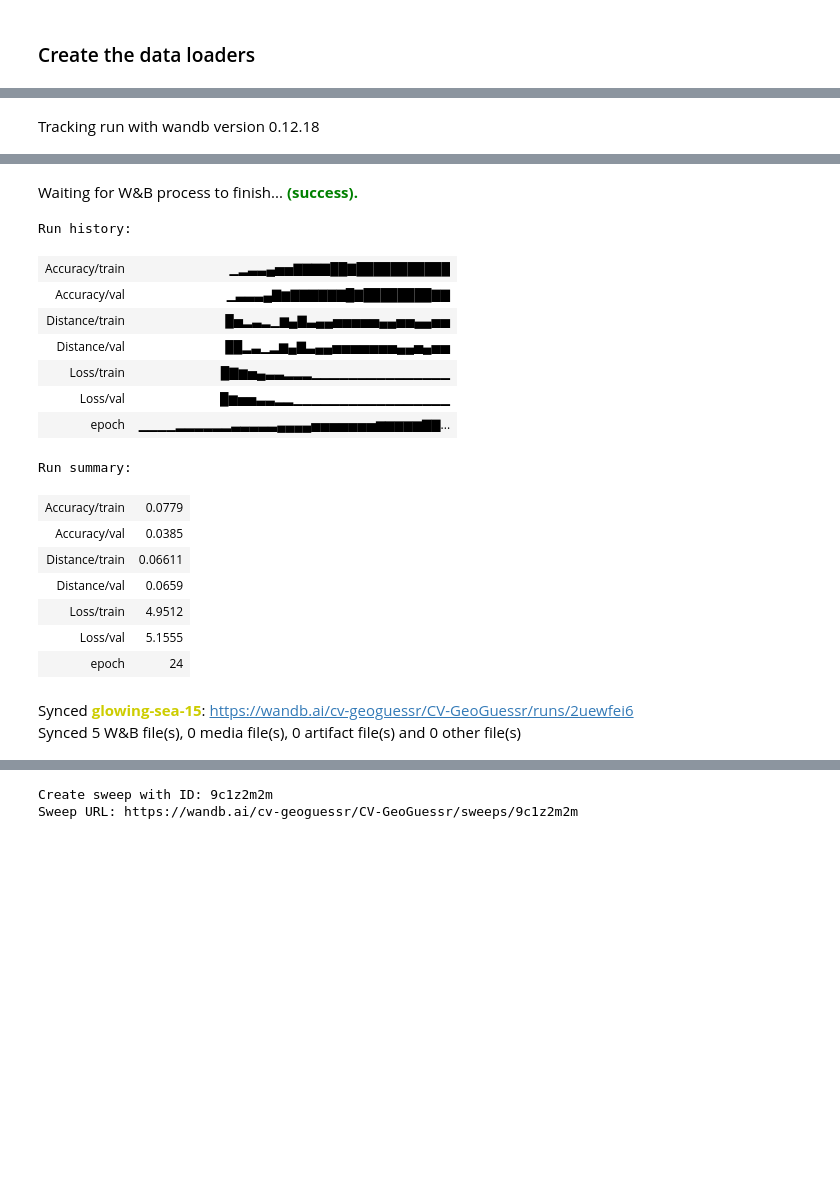
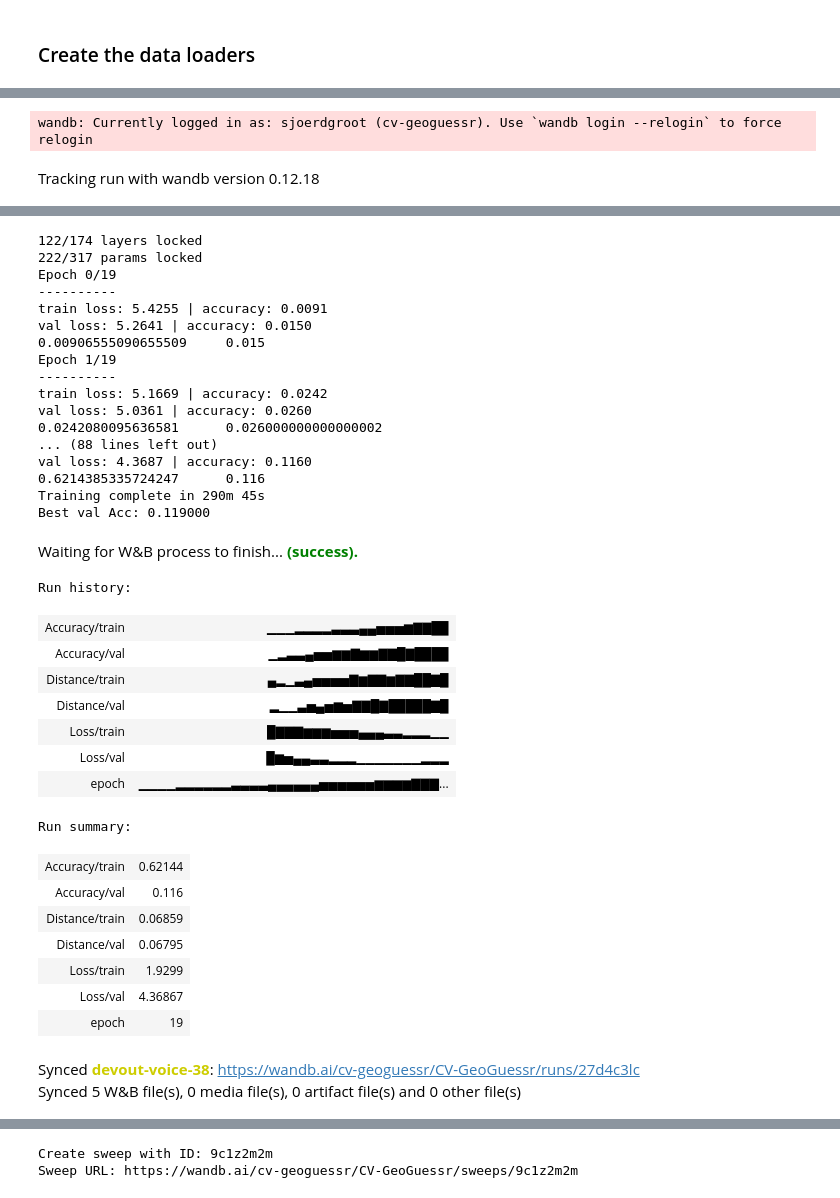
Before and after one commit to JLuij/CV-GeoGuessr, a Jupyter notebook: notebooks/Experiment.ipynb, the cells around one changed output, grey strips where cells are left out. Saved outputs shown, nothing was run; the diff lists cells and outputs as text; code cells hidden in the pictures; blank space fills up the shorter version.

```diff
--- a/notebooks/Experiment.ipynb
+++ b/notebooks/Experiment.ipynb
@@ -98,10 +108,22 @@ data_loaders, data_set_sizes = get_data_loader(LONDON_PHOTO_DIR, grid_partitioni
+# %%
+data_loaders, data_set_sizes = get_data_loader(LONDON_PHOTO_DIR, grid_partitioning,
+                                               config["train_batch_size"],
+                                               config["test_batch_size"],
+                                               IMAGENET_MEAN,
+                                               IMAGENET_STD,
+                                               brightness = config["augmentation"]["color_jitter"]["brightness"],
+                                               contrast = config["augmentation"]["color_jitter"]["contrast"],
+                                               saturation = config["augmentation"]["color_jitter"]["saturation"],
+                                               hue = config["augmentation"]["color_jitter"]["hue"],
+                                               distortion_scale = config["augmentation"]["random_perspective"]["distortion_scale"],
+                                               p=config["augmentation"]["random_perspective"]["p"])
 # %%
 ## Train on the grid output
 
-resnet50 = models.resnet50(pretrained=True, progress=True)
-resnet50.to(device)
-resnet50 = lock_layers(resnet50, (3, 224, 224), config["lock_factor"])
-resnet50.fc = nn.Linear(resnet50.fc.in_features, config["number_of_grid_elements"])
-resnet50.to(device)
-print(config["lock_factor"])
-summary(resnet50, (3, 224, 224))
+# resnet50 = models.resnet50(pretrained=True, progress=True)
+# resnet50.to(device)
+# resnet50 = lock_layers(resnet50, (3, 224, 224), config["lock_factor"])
+# resnet50.fc = nn.Linear(resnet50.fc.in_features, config["number_of_grid_elements"])
+# resnet50.to(device)
+# print(config["lock_factor"])
+# summary(resnet50, (3, 224, 224))
@@ -156,8 +160,9 @@ def setup_and_train():
         resnet50 = train_model(resnet50, criterion, optimizer_ft, exp_lr_scheduler, data_loaders,
                        data_set_sizes, grid_partitioning, CHECKPOINT_FOLDER, device, num_epochs=config["epochs"])
 # %%
-config["lock_factor"] = 1
+config["lock_factor"] = 0.7
 
 setup_and_train()
 # %% [output]
+wandb: Currently logged in as: sjoerdgroot (cv-geoguessr). Use `wandb login --relogin` to force relogin
 Tracking run with wandb version 0.12.18
@@ -183,19 +171,36 @@ Best val Acc: 0.040500
+122/174 layers locked
+222/317 params locked
+Epoch 0/19
+----------
+train loss: 5.4255 | accuracy: 0.0091
+val loss: 5.2641 | accuracy: 0.0150
+0.00906555090655509     0.015
+Epoch 1/19
+----------
+train loss: 5.1669 | accuracy: 0.0242
+val loss: 5.0361 | accuracy: 0.0260
+0.0242080095636581      0.026000000000000002
+... (88 lines left out)
+val loss: 4.3687 | accuracy: 0.1160
+0.6214385335724247      0.116
+Training complete in 290m 45s
+Best val Acc: 0.119000
 Waiting for W&B process to finish... (success).
-Run history:
+Run history:
-| Accuracy/train | ▁▂▃▃▄▅▅▇▇▇▇██▇███████████ |
-| Accuracy/val | ▁▃▃▃▄▇▆▇▇▇▇▇▇█▇████████▇▇ |
-| Distance/train | █▅▂▃▂▁▆▄▇▃▄▄▅▅▅▅▅▄▄▅▅▄▄▅▅ |
-| Distance/val | ██▂▃▁▂▆▄▇▃▄▄▅▅▅▅▅▅▅▄▄▅▄▅▅ |
-| Loss/train | █▇▆▅▄▃▃▂▂▂▁▁▁▁▁▁▁▁▁▁▁▁▁▁▁ |
-| Loss/val | █▆▅▅▃▃▂▂▁▁▁▁▁▁▁▁▁▁▁▁▁▁▁▁▁ |
-| epoch | ▁▁▁▁▂▂▂▂▂▂▃▃▃▃▃▄▄▄▄▅▅▅▅▅▅▅▆▆▆▆▆▇▇... |
+| Accuracy/train | ▁▁▁▂▂▂▂▃▃▃▄▄▅▅▅▆▇▇██ |
+| Accuracy/val | ▁▂▃▃▄▅▅▆▆▇▆▆▇▇█▇████ |
+| Distance/train | ▄▂▁▃▄▅▅▅▅▇▆▇▇▆▇▇██▇█ |
+| Distance/val | ▂▁▁▃▅▄▅▆▅▇▇█▇█████▇█ |
+| Loss/train | █▇▇▇▆▆▆▅▅▅▄▄▄▃▃▂▂▂▁▁ |
+| Loss/val | █▆▅▄▄▃▃▂▂▂▁▁▁▁▁▁▁▂▂▂ |
+| epoch | ▁▁▁▁▂▂▂▂▂▂▃▃▃▃▄▄▄▄▄▄▅▅▅▅▅▅▆▆▆▆▇▇▇... |
-Run summary:
+Run summary:
-| Accuracy/train | 0.0779 |
-| Accuracy/val | 0.0385 |
-| Distance/train | 0.06611 |
-| Distance/val | 0.0659 |
-| Loss/train | 4.9512 |
-| Loss/val | 5.1555 |
-| epoch | 24 |
+| Accuracy/train | 0.62144 |
+| Accuracy/val | 0.116 |
+| Distance/train | 0.06859 |
+| Distance/val | 0.06795 |
+| Loss/train | 1.9299 |
+| Loss/val | 4.36867 |
+| epoch | 19 |
-Synced glowing-sea-15: https://wandb.ai/cv-geoguessr/CV-GeoGuessr/runs/2uewfei6
+Synced devout-voice-38: https://wandb.ai/cv-geoguessr/CV-GeoGuessr/runs/27d4c3lc
 Synced 5 W&B file(s), 0 media file(s), 0 artifact file(s) and 0 other file(s)
```
Also changed, not shown: parts of 26 cells of this notebook, 2 other files.
